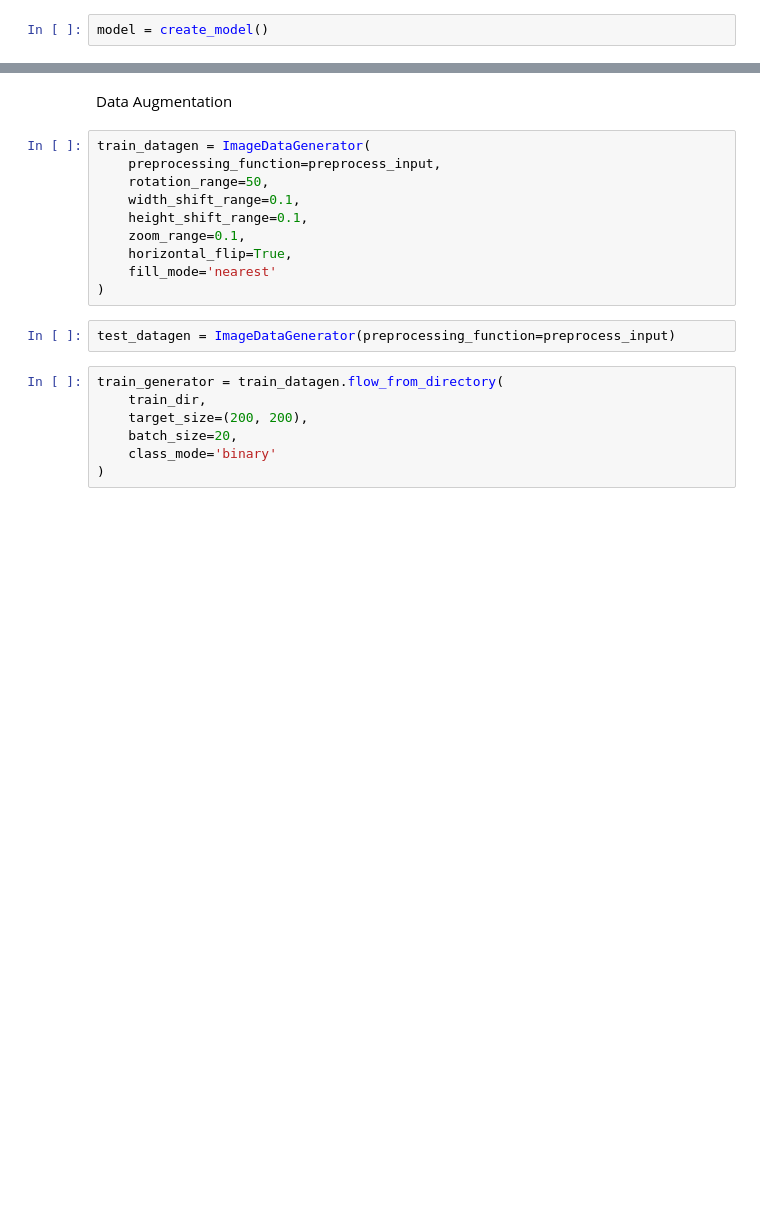
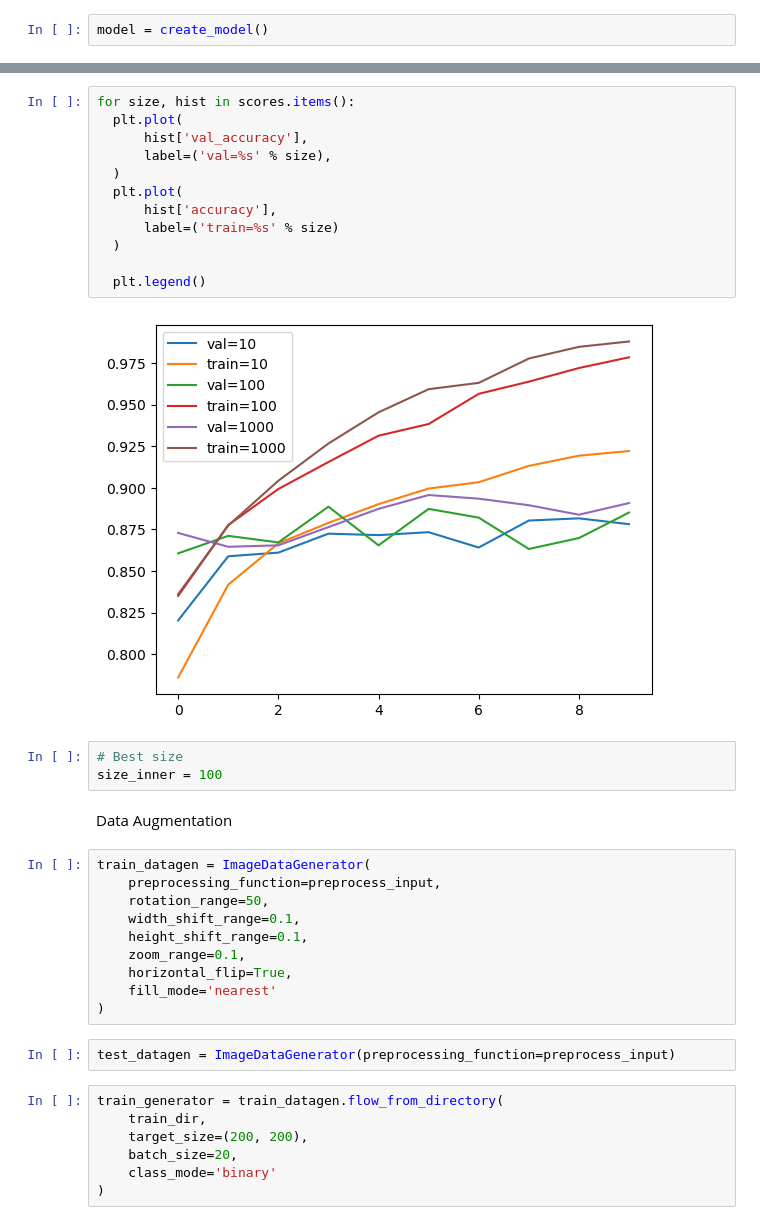
Before and after one commit to nilarte/ml-zoomcamp-capstone-2-2024, a Jupyter notebook: notebook.ipynb, the cells around one changed output, grey strips where cells are left out. Saved outputs shown, nothing was run; the diff lists cells and outputs as text; blank space fills up the shorter version.

```diff
--- a/notebook.ipynb
+++ b/notebook.ipynb
@@ -246,3 +285,20 @@ np.float64(0.10077981570257692)
+# %%
+for size, hist in scores.items():
+  plt.plot(
+      hist['val_accuracy'],
+      label=('val=%s' % size),
+  )
+  plt.plot(
+      hist['accuracy'],
+      label=('train=%s' % size)
+  )
+
+  plt.legend()
+# %% [output]
+[figure, added]
+# %%
+# Best size
+size_inner = 100
 # %% [markdown]
 Data Augmentation
 # %%
```
Also changed, not shown: parts of 22 cells of this notebook.
